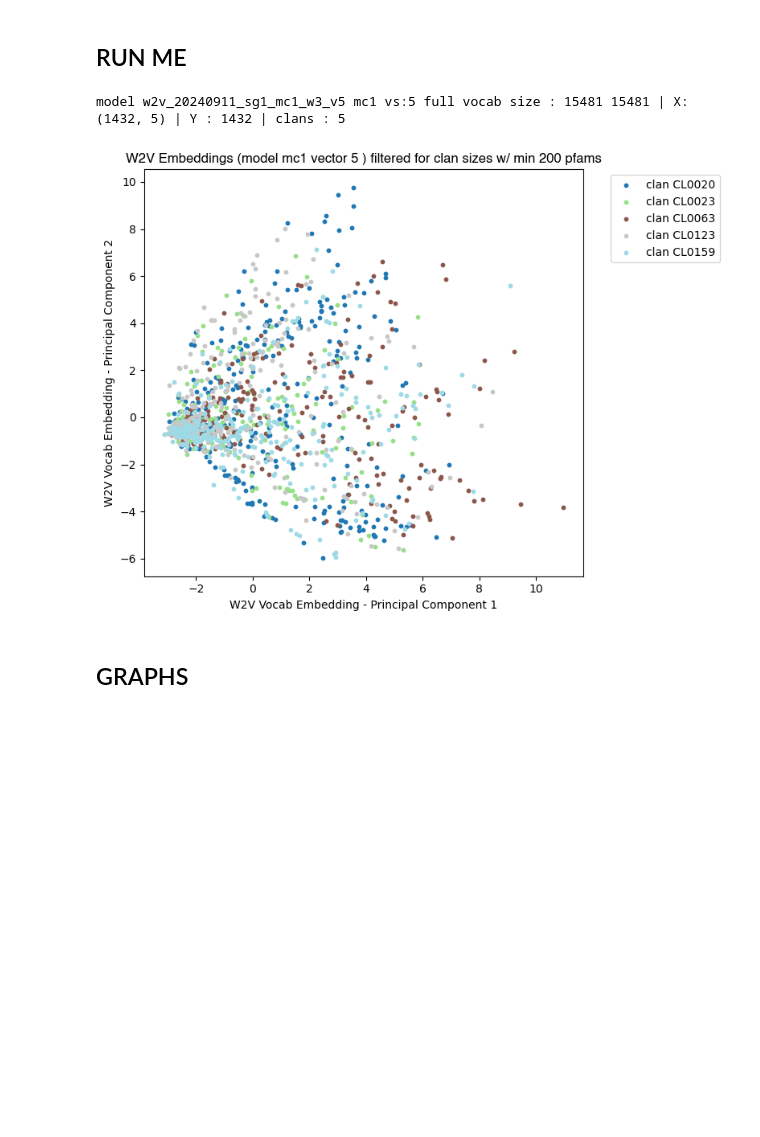
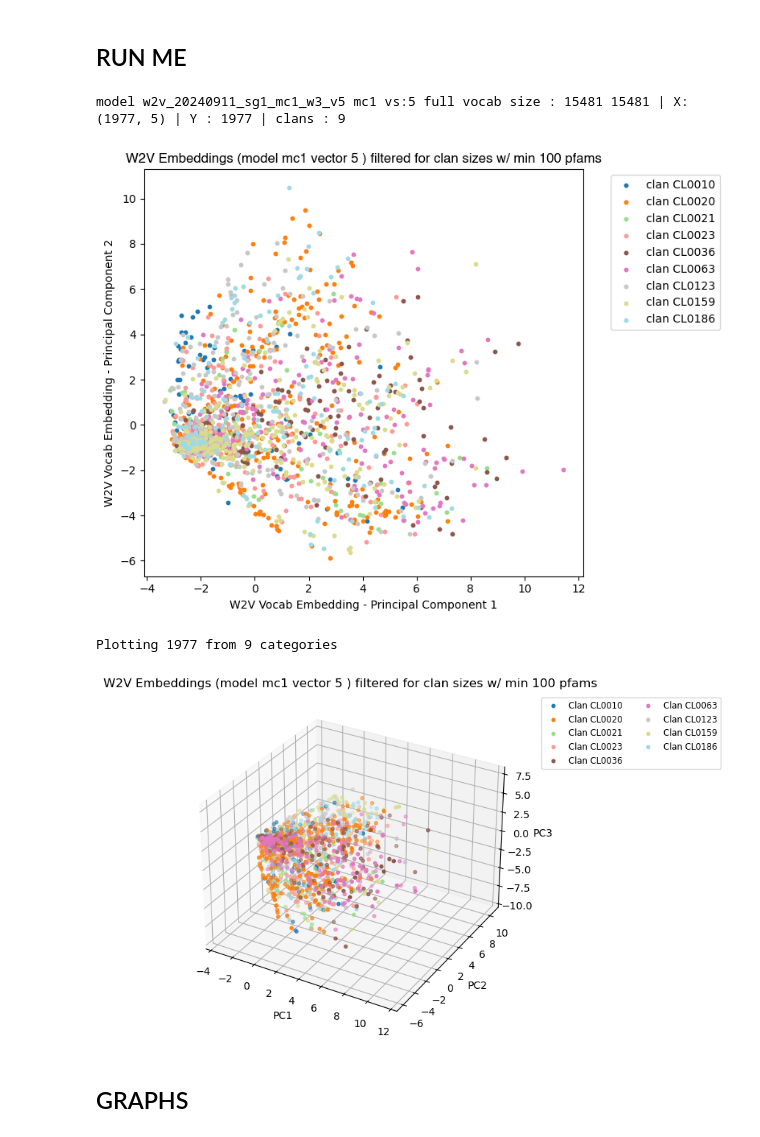
Before and after one commit to greyneuron/COMP_0158_MSC_PROJECT, a Jupyter notebook: code/clustering/w2v_cluster_helper.ipynb, the cells around one changed output. Drawn from its saved outputs; the diff is of its cells as text; code cells hidden in the pictures; blank space fills up the shorter version.

```diff
--- a/code/clustering/w2v_cluster_helper.ipynb
+++ b/code/clustering/w2v_cluster_helper.ipynb
@@ -96,10 +134,8 @@ def graph_2d_pca_color(X_full, categories, title):
 
         # Plot points with a color corresponding to the category
         plt.scatter(X_cat[:, 0], X_cat[:, 1], label=f'clan {category}', color=cmap(i), s=10)
-        #plt.scatter(X_cat[:, 0], X_cat[:, 1], color=cmap(i), s=10)
 
     # Add title and labels
-    plt.title("Scatter Plot of Points by Variable Categories")
     plt.xlabel("W2V Vocab Embedding - Principal Component 1")
     plt.ylabel("W2V Vocab Embedding - Principal Component 2")
     plt.title(title, **helv_font)
@@ -393,38 +449,60 @@ for model_file in model_files:
     #print(f"{model_name} : {model_name}  | {min_count} | {vector_size} | {vocab_count}")
 
     #min_clan_sizes = [2 ,3, 5, 8, 10]
     min_clan_sizes = [2]
 
 
     for min_cs in min_clan_sizes:
         filtered_pfams, filtered_clans, filtered_clan_dict = get_pfam_clans_for_model(model_name, model_path, min_cs)
         print(f"min clan : {min_cs} \t| {model_name}  \t| {min_count} | {vector_size} | {vocab_count} | {len(filtered_pfams)} | {len(filtered_clans)}")
 '''
-#model_names = ['w2v_20240911_sg1_mc1_w3_v5', 'w2v_20240911_cbow_mc8_w44_v50']
+
 model_names = ['w2v_20240911_sg1_mc1_w3_v5']
 
-min_cs = 200
+# min_cs of 100 gives a nice graph
+'''
+('undef', 7966)
+('CL0123', 361)
+('CL0020', 337)
+('CL0159', 292)
+('CL0063', 226)
+('CL0023', 216)
+('CL0036', 174)
+('CL0186', 138)
+('CL0010', 118)
+('CL0021', 115)
+('CL0236', 95)
+('CL0167', 90)
+'''
+
+# restrict the graph to only certain size of clans
+min_cs = 100
+
 for model_name in model_names:
     model_path  = model_dir+model_name+'.model'
     min_count_s = re.search("(mc[0-9]+)_", model_name)
     min_count   = min_count_s.group(1)
     vector_s    = re.search("v([0-9]+)", model_name)
     vector_size = vector_s.group(1)
 
     # get vocab for model
     full_vocab, vocab_count = get_pfam_vocab(model_path, exclude_gaps=True)
     filtered_pfams, filtered_clans, filtered_clan_dict = get_pfam_clans_for_model(model_name, model_path, min_cs)
 
     X, Y = get_clustering_inputs(model_path, filtered_pfams, 5)
 
     print(f"model {model_name} {min_count} vs:{vector_size} full vocab size : {vocab_count} {len(full_vocab)} | X: {X.shape} | Y : {len(Y)} | clans : {len(filtered_clans)}")
 
     title = 'W2V Embeddings (model ' + str(min_count) +' vector ' + str(vector_size) +' ) filtered for clan sizes w/ min '+ str(min_cs)+' pfams'
-    #graph_2d_pca(X, title)
+
+    # Perform PCA and plot results - color coded per clan
     graph_2d_pca_color(X, Y, title)
+    graph_3d_pca_colour(X, Y, title)
 # %% [output]
-model w2v_20240911_sg1_mc1_w3_v5 mc1 vs:5 full vocab size : 15481 15481 | X: (1432, 5) | Y : 1432 | clans : 5
+model w2v_20240911_sg1_mc1_w3_v5 mc1 vs:5 full vocab size : 15481 15481 | X: (1977, 5) | Y : 1977 | clans : 9
-[figure, old version]
+[figure, new version]
+Plotting 1977 from 9 categories
+[figure, added]
 # %% [markdown]
 ## GRAPHS
 # %%
```
Also changed, not shown: parts of 6 cells of this notebook, 9 other files.
